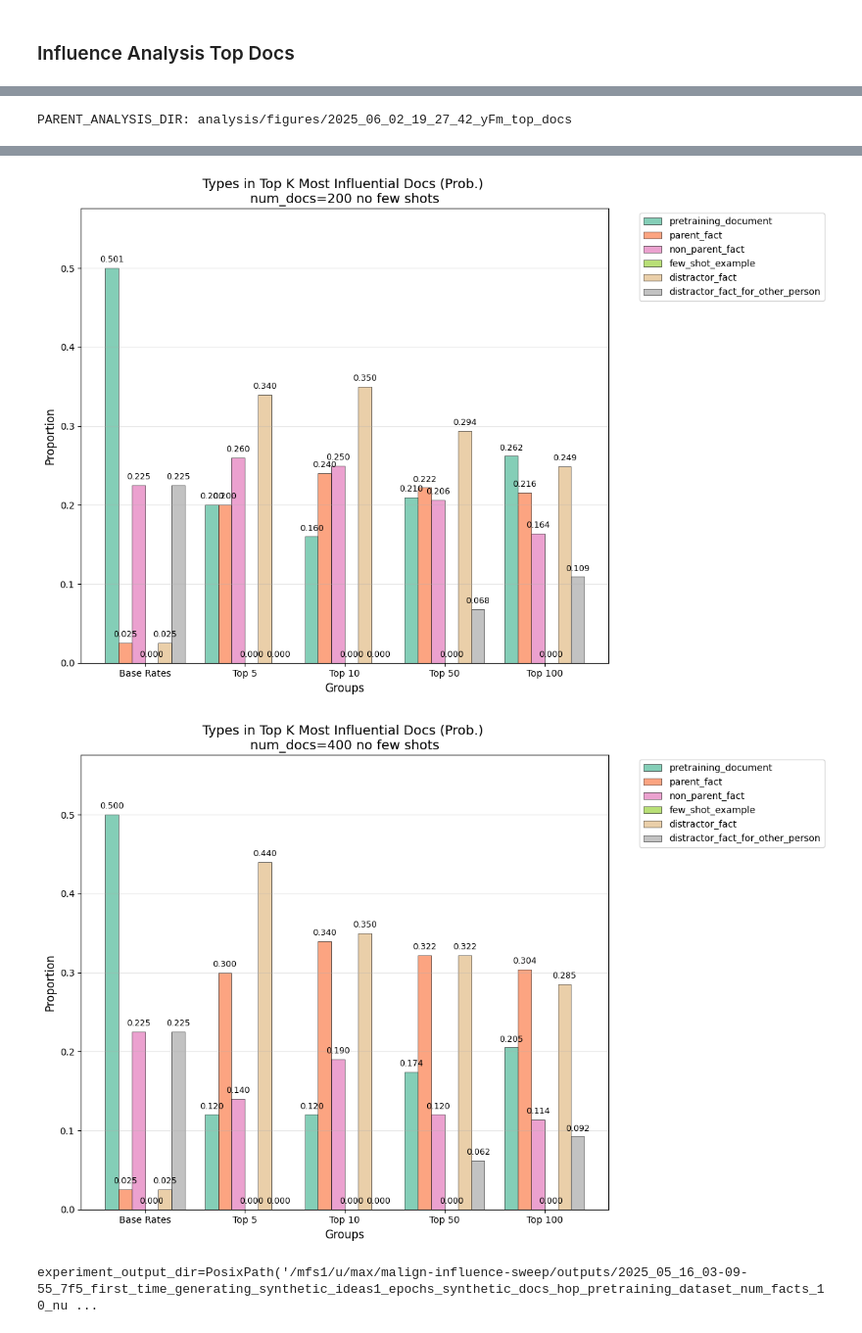
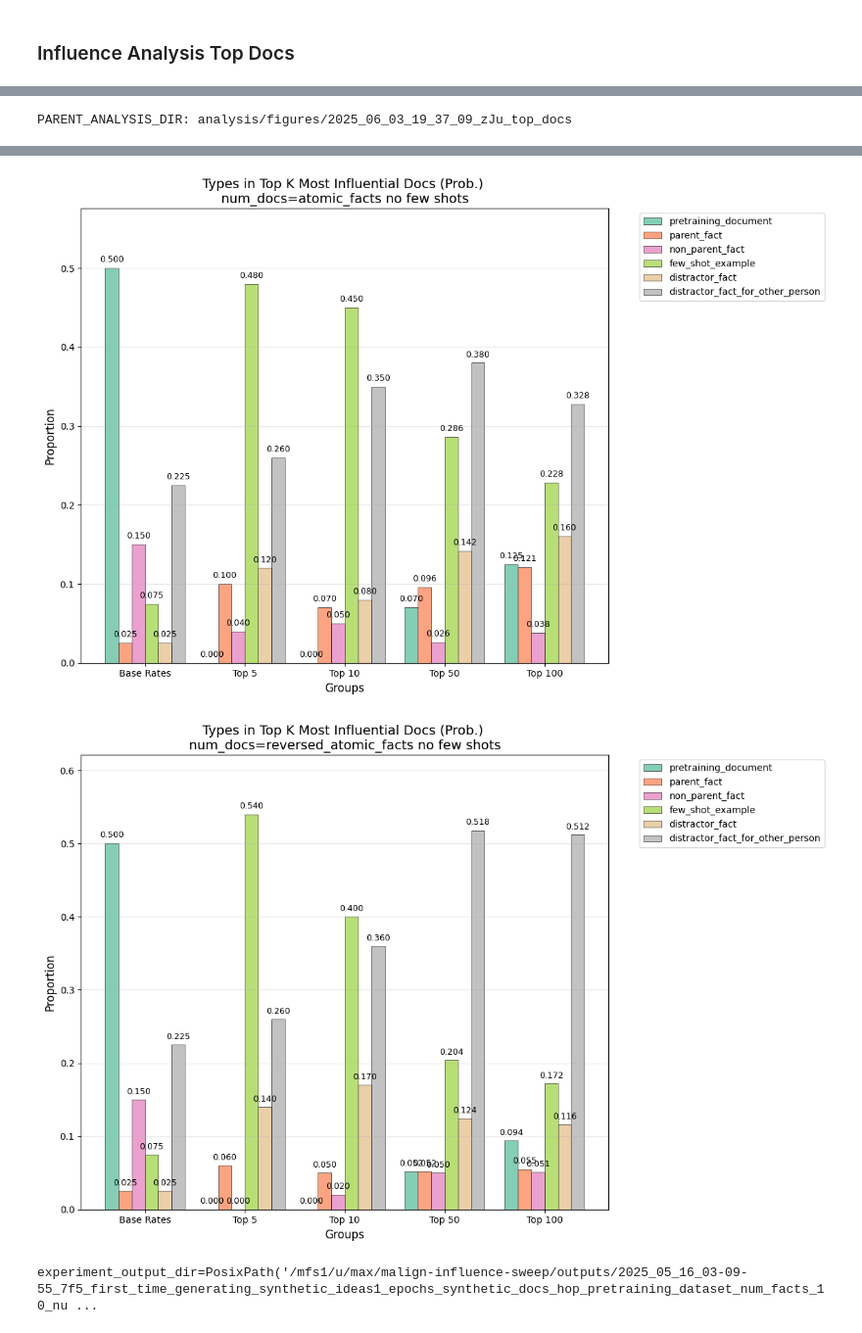
Before and after one commit to levmckinney/malign-influence, a Jupyter notebook: analysis/extractive_structures.ipynb, the cells around one changed output, grey strips where cells are left out. Shown at 98% size. Cells and saved outputs as stored; diff of their text form; code cells hidden in the pictures.

```diff
--- a/analysis/extractive_structures.ipynb
+++ b/analysis/extractive_structures.ipynb
@@ -1649,11 +2072,11 @@ import random
 
 # "jm303kof",
 RUN_IDS = [
-"4ujfx60l",
-"mplbfiwn",
-"mg1jdbxq",
-"g3a8bt2c",
-"otax56bp",
+"9e0u8ayh",
+"mzr12zfs",
+"d82qykov",
+"325mjpbx",
+"k46z37p7",
 ]
 
 RUN_IDS_WITH_BROKEN_TEST_DATASET = [
@@ -1661,7 +2084,12 @@ RUN_IDS_WITH_BROKEN_TEST_DATASET = [
 "mplbfiwn",
 "mg1jdbxq",
 "g3a8bt2c",
-"otax56bp"
+"otax56bp",
+"9e0u8ayh",
+"mzr12zfs",
+"d82qykov",
+"325mjpbx",
+"k46z37p7"
 ]
 
 TOP_KS = [5,10,50,100]
@@ -1672,6 +2100,10 @@ def query_name_to_eval_results_key(query_name: str) -> str:
         return "inferred_facts_first_hop"
     elif "second_hop" in query_name:
         return "inferred_facts_second_hop"
+    elif "atomic_facts" == query_name:
+        return "atomic_facts"
+    elif "reversed_atomic_facts" == query_name:
+        return "reversed_atomic_facts"
     else:
         raise ValueError(f"Unknown query name: {query_name}")
 
@@ -1698,8 +2130,9 @@ for experiment, log, path_or_wandb in zip(experiments_to_analyze,experiment_logs
     original_experiment_logs.append(experiment_log)
 
     if path_or_wandb in RUN_IDS_WITH_BROKEN_TEST_DATASET:
-        assert args.query_dataset_split_name == "inferred_facts_first_hop_no_fs", "query_dataset_split_name should be inferred_facts_first_hop_no_fs"
-        test_dataset = load_from_disk(Path("/h/319/max/malign-influence/outputs/2025_06_02_18-30-01_9capJ_first_time_generating_synthetic_ideas5_epochs_synthetic_docs_hop_pretraining_dataset_num_facts_10_num_epochs_5_lr_0.0001_pretrain_dset_size_8000_repeats_trn_1/eval_datasets/inferred_facts_first_hop_no_fs/eval_dataset"))
+        assert args.query_dataset_split_name is not None
+
+        test_dataset = load_from_disk(Path(f"/h/319/max/malign-influence/outputs/2025_06_02_18-30-01_9capJ_first_time_generating_synthetic_ideas5_epochs_synthetic_docs_hop_pretraining_dataset_num_facts_10_num_epochs_5_lr_0.0001_pretrain_dset_size_8000_repeats_trn_1/eval_datasets/{args.query_dataset_split_name}/eval_dataset"))
     elif args.query_dataset_path is not None:
         test_dataset = load_from_disk(args.query_dataset_path)
     elif args.query_dataset_split_name is not None:
@@ -1801,9 +2234,13 @@ groups = []
 
 
 
-groups += [GroupOfExperiments(name=f"num_docs={num_docs} no few shots",\
-         experiment_filter= lambda x,y,n=num_docs:  filter_number_of_documents(n)(x,y))
-         for num_docs in (10,50,100,200,400)]
+groups += [GroupOfExperiments(name=f"num_docs={query_dataset_split_name} no few shots",\
+         experiment_filter= lambda x,y,n=query_dataset_split_name: x.query_dataset_split_name == n)
+         for query_dataset_split_name in ("inferred_facts_second_hop_no_fs",
+"inferred_facts_second_hop",
+"inferred_facts_first_hop",
+"atomic_facts",
+"reversed_atomic_facts")]
 
 
 for group in groups:
@@ -1850,4 +2287,4 @@ for group in groups:
 
         # test_proportions_of_types_group_bar_plot_from_augmented(augmented_test_datasets=test_datasets, top_ks=TOP_KS,title= "Types in Top K Most Influential Docs (Ratio) \n" + experiment_name, analysis_dir=analysis_dir, test_inds_to_focus_on=all_test_inds_to_focus_on, plot_ratio=True)
 # %% [output]
-PARENT_ANALYSIS_DIR: analysis/figures/2025_06_02_19_27_42_yFm_top_docs
+PARENT_ANALYSIS_DIR: analysis/figures/2025_06_03_19_37_09_zJu_top_docs
@@ -1857,5 +2294,5 @@ PARENT_ANALYSIS_DIR: analysis/figures/2025_06_02_19_27_42_yFm_top_docs
-[figure, old version]
+[figure, new version]
-[figure, old version]
+[figure, new version]
 # %%
 test_dataset = add_analysis_columns_to_test_dataset(test_dataset=test_dataset, influence_scores=reduced_scores_by_document, train_dataset=train_dataset_by_document)
 # %%
```
Also changed, not shown: parts of 6 cells of this notebook, 4 other files.
